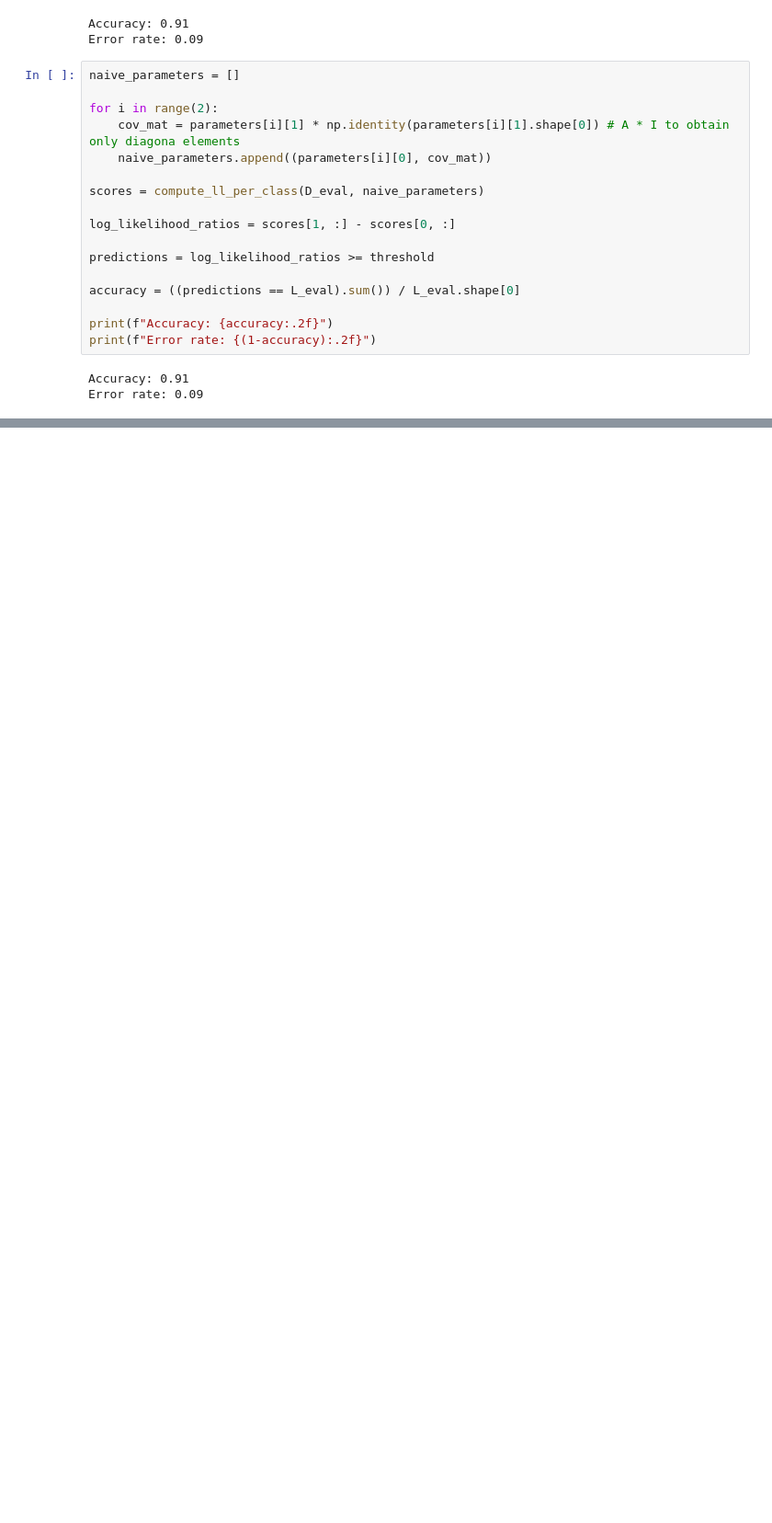
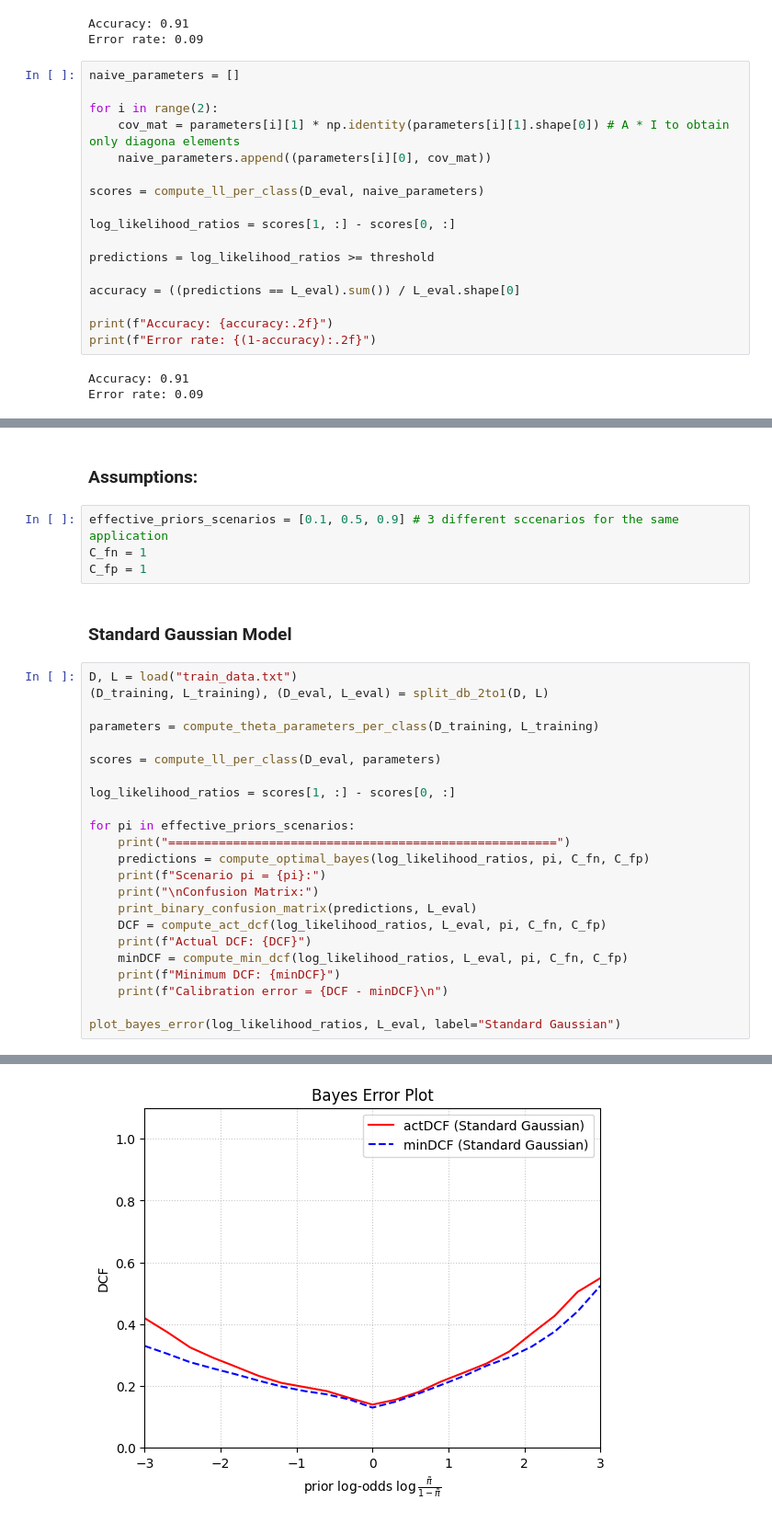
Before and after one commit to mat-riboni/fingerprint-spoofing-detection, a Jupyter notebook: gaussian_model.ipynb, the cells around one changed output, grey strips where cells are left out. Shown at 92% size. Drawn from its saved outputs; the diff is of its cells as text; blank space fills up the shorter version.

```diff
--- a/gaussian_model.ipynb
+++ b/gaussian_model.ipynb
@@ -242,0 +245,32 @@ Error rate: 0.09
+# %% [markdown]
+### Assumptions:
+# %%
+effective_priors_scenarios = [0.1, 0.5, 0.9] # 3 different sccenarios for the same application
+C_fn = 1
+C_fp = 1
+# %% [markdown]
+### Standard Gaussian Model
+# %%
+D, L = load("train_data.txt")
+(D_training, L_training), (D_eval, L_eval) = split_db_2to1(D, L)
+
+parameters = compute_theta_parameters_per_class(D_training, L_training)
+
+scores = compute_ll_per_class(D_eval, parameters)
+
+log_likelihood_ratios = scores[1, :] - scores[0, :]
+
+for pi in effective_priors_scenarios:
+    print("======================================================")
+    predictions = compute_optimal_bayes(log_likelihood_ratios, pi, C_fn, C_fp)
+    print(f"Scenario pi = {pi}:")
+    print("\nConfusion Matrix:")
+    print_binary_confusion_matrix(predictions, L_eval)
+    DCF = compute_act_dcf(log_likelihood_ratios, L_eval, pi, C_fn, C_fp)
+    print(f"Actual DCF: {DCF}")
+    minDCF = compute_min_dcf(log_likelihood_ratios, L_eval, pi, C_fn, C_fp)
+    print(f"Minimum DCF: {minDCF}")
+    print(f"Calibration error = {DCF - minDCF}\n")
+
+plot_bayes_error(log_likelihood_ratios, L_eval, label="Standard Gaussian")
+# %% [output]
@@ -242,0 +294 @@ Error rate: 0.09
+[figure, added]
```
Also changed, not shown: parts of 6 cells of this notebook, 1 other file.
